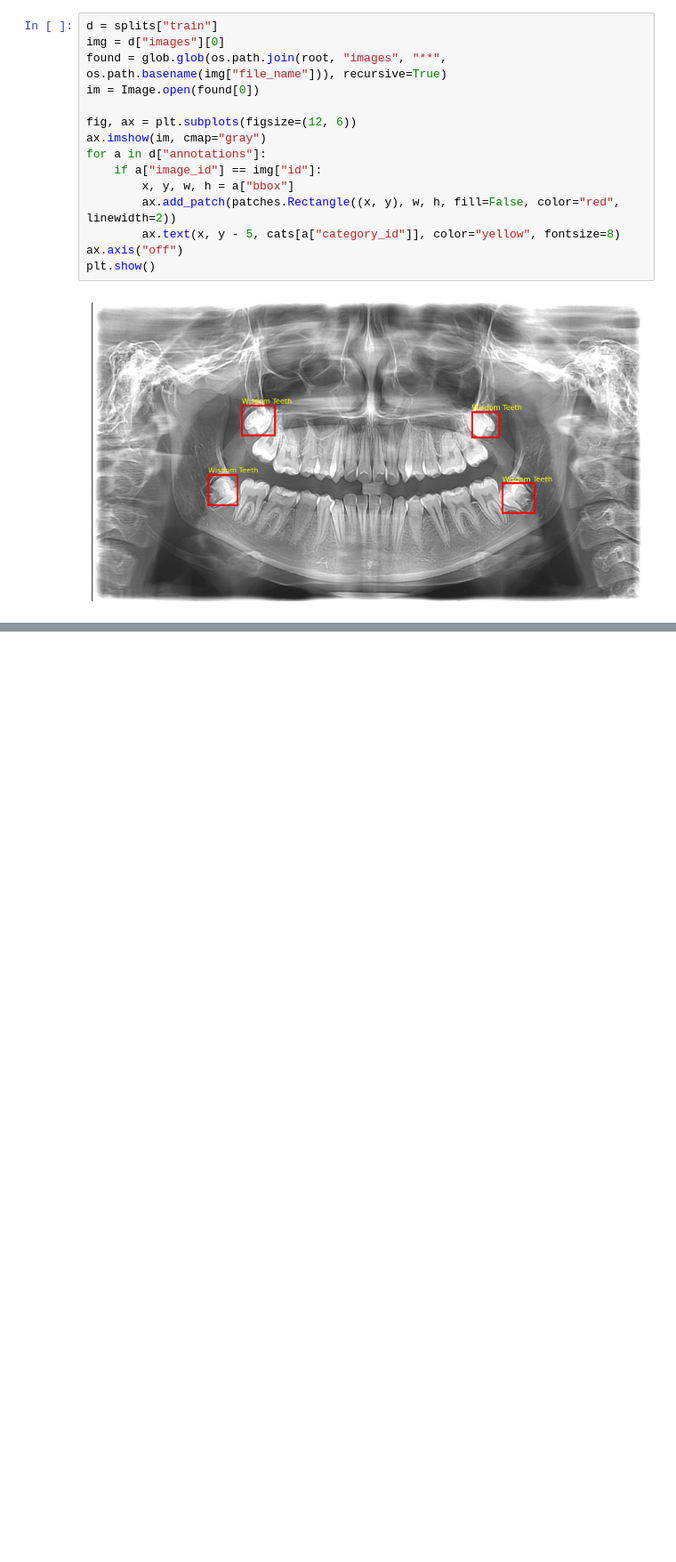
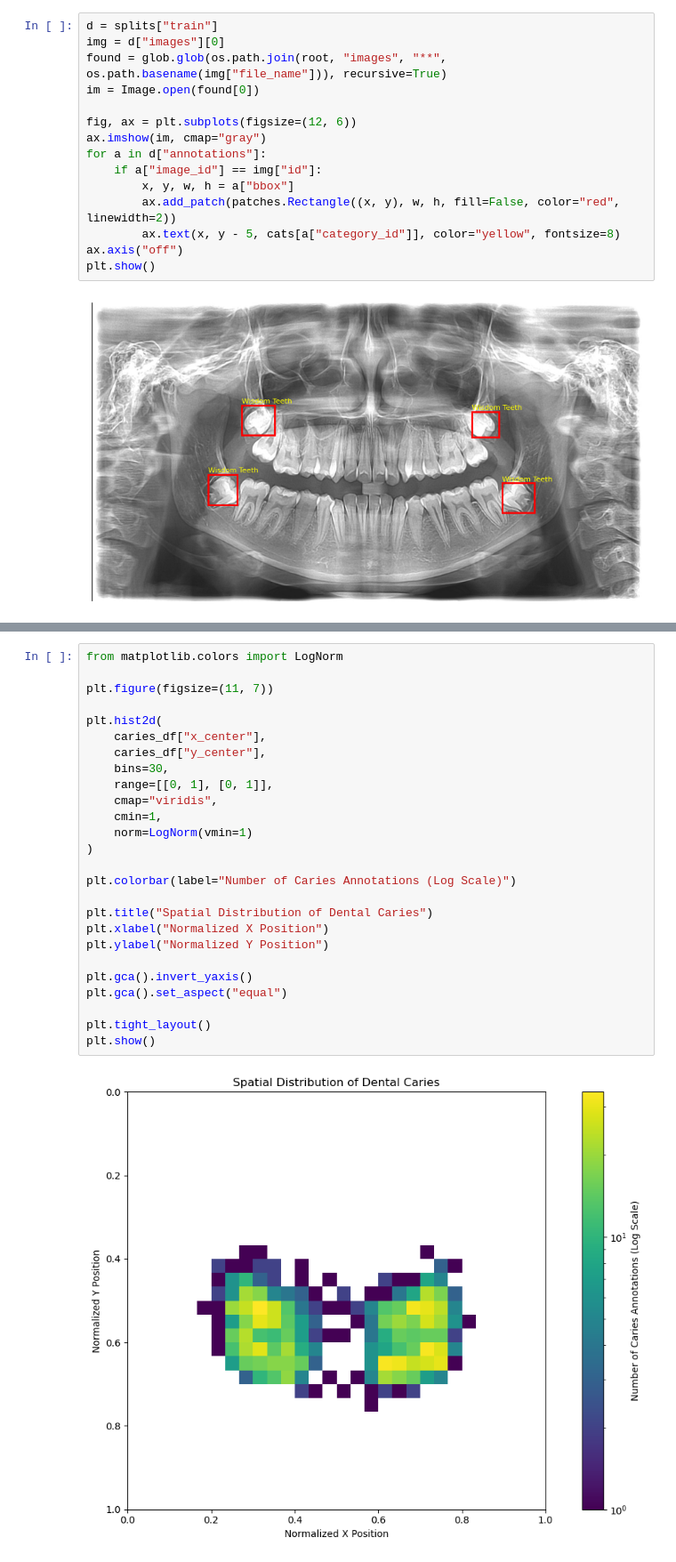
Before and after one commit to amirmahdihaghverdi/dental_p, a Jupyter notebook: MOPG-7/explore.ipynb, the cells around one changed output, grey strips where cells are left out. Shown at 89% size. Saved outputs shown, nothing was run; the diff lists cells and outputs as text; blank space fills up the shorter version.

```diff
--- a/MOPG-7/explore.ipynb
+++ b/MOPG-7/explore.ipynb
@@ -104,0 +281,28 @@ plt.show()
+# %%
+from matplotlib.colors import LogNorm
+
+plt.figure(figsize=(11, 7))
+
+plt.hist2d(
+    caries_df["x_center"],
+    caries_df["y_center"],
+    bins=30,
+    range=[[0, 1], [0, 1]],
+    cmap="viridis",
+    cmin=1,
+    norm=LogNorm(vmin=1)
+)
+
+plt.colorbar(label="Number of Caries Annotations (Log Scale)")
+
+plt.title("Spatial Distribution of Dental Caries")
+plt.xlabel("Normalized X Position")
+plt.ylabel("Normalized Y Position")
+
+plt.gca().invert_yaxis()
+plt.gca().set_aspect("equal")
+
+plt.tight_layout()
+plt.show()
+# %% [output]
+[figure, added]
```
Also changed, not shown: parts of 8 cells of this notebook, 1 other file.
